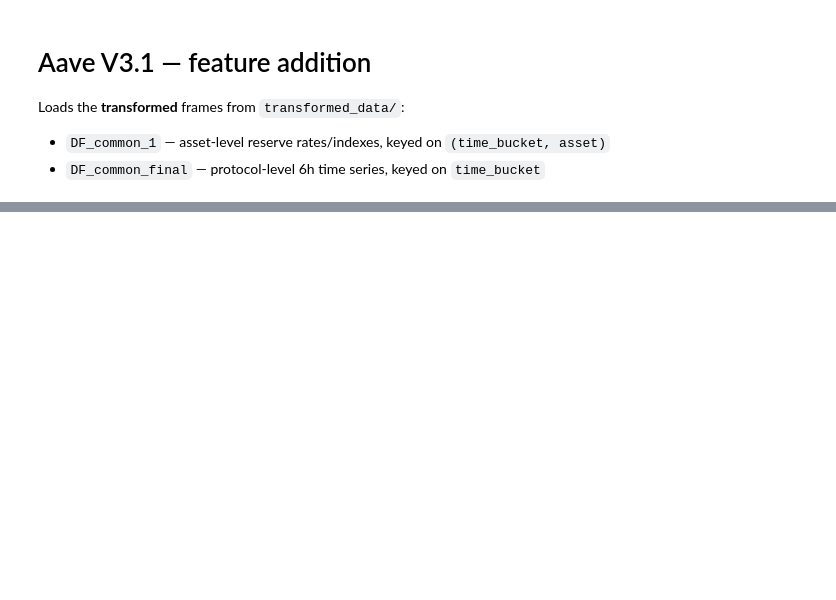
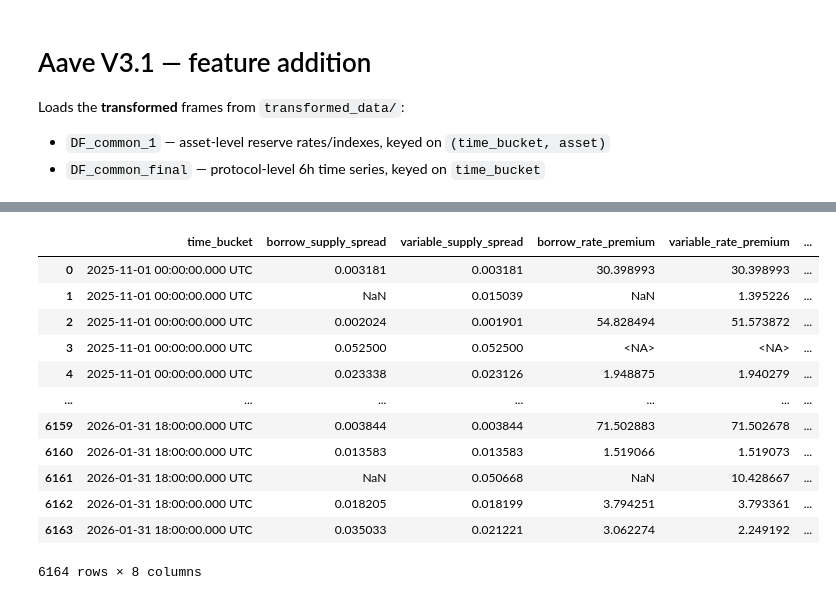
Before and after one commit to md-arham-ali/AAve_v3.1_Credit_risk_scoring, a Jupyter notebook: feature_addition.ipynb, the cells around one changed output, grey strips where cells are left out. Drawn from its saved outputs; the diff is of its cells as text; code cells hidden in the pictures; blank space fills up the shorter version.

```diff
--- a/feature_addition.ipynb
+++ b/feature_addition.ipynb
@@ -48,0 +330,43 @@ DF_common_final: 368 rows x 46 cols
+# %%
+#Rate dynamics, many cols have null values, adjusting for that.
+DF_common_1["borrow_supply_spread"] = DF_common_1["last_borrow_rate"] - DF_common_1["liquidity_rate"]  # ⚠️ 11.6% nulls from last_borrow_rate
+
+DF_common_1["variable_supply_spread"] = DF_common_1["variable_borrow_rate"] - DF_common_1["liquidity_rate"]
+
+DF_common_1["borrow_rate_premium"] = DF_common_1["last_borrow_rate"] / DF_common_1["liquidity_rate"].replace(0, pd.NA)  # ⚠️ 11.6% nulls + 5.9% zeros guarded
+
+DF_common_1["variable_rate_premium"] = DF_common_1["variable_borrow_rate"] / DF_common_1["liquidity_rate"].replace(0, pd.NA)  # ⚠️ 5.9% zeros guarded
+
+# DF_common_1["rate_change"] = DF_common_1["last_borrow_rate"] - DF_common_1["last_borrow_rate"].shift(1)  # ⚠️ 11.6% nulls
+DF_common_1["rate_change"] = (DF_common_1["last_borrow_rate"] - DF_common_1["last_borrow_rate"].shift(1)) / DF_common_1["last_borrow_rate"].replace(0, pd.NA)
+
+# DF_common_1["liquidity_rate_change"] = DF_common_1["liquidity_rate"] - DF_common_1["liquidity_rate"].shift(1)
+DF_common_1["liquidity_rate_change"] = (DF_common_1["liquidity_rate"] - DF_common_1["liquidity_rate"].shift(1)) / DF_common_1["liquidity_rate"].replace(0, pd.NA)
+
+DF_common_1["variable_borrow_rate_change"] = DF_common_1["variable_borrow_rate"] - DF_common_1["variable_borrow_rate"].shift(1)
+
+rate_dynamics_cols = [
+    "borrow_supply_spread",
+    "variable_supply_spread",
+    "borrow_rate_premium",
+    "variable_rate_premium",
+    "rate_change",
+    "liquidity_rate_change",
+    "variable_borrow_rate_change",
+]
+
+DF_common_1[["time_bucket"] + rate_dynamics_cols]
+# %% [output]
+|  | time_bucket | borrow_supply_spread | variable_supply_spread | borrow_rate_premium | variable_rate_premium | ... |
+| 0 | 2025-11-01 00:00:00.000 UTC | 0.003181 | 0.003181 | 30.398993 | 30.398993 | ... |
+| 1 | 2025-11-01 00:00:00.000 UTC | NaN | 0.015039 | NaN | 1.395226 | ... |
+| 2 | 2025-11-01 00:00:00.000 UTC | 0.002024 | 0.001901 | 54.828494 | 51.573872 | ... |
+| 3 | 2025-11-01 00:00:00.000 UTC | 0.052500 | 0.052500 | <NA> | <NA> | ... |
+| 4 | 2025-11-01 00:00:00.000 UTC | 0.023338 | 0.023126 | 1.948875 | 1.940279 | ... |
+| ... | ... | ... | ... | ... | ... | ... |
+| 6159 | 2026-01-31 18:00:00.000 UTC | 0.003844 | 0.003844 | 71.502883 | 71.502678 | ... |
+| 6160 | 2026-01-31 18:00:00.000 UTC | 0.013583 | 0.013583 | 1.519066 | 1.519073 | ... |
+| 6161 | 2026-01-31 18:00:00.000 UTC | NaN | 0.050668 | NaN | 10.428667 | ... |
+| 6162 | 2026-01-31 18:00:00.000 UTC | 0.018205 | 0.018199 | 3.794251 | 3.793361 | ... |
+| 6163 | 2026-01-31 18:00:00.000 UTC | 0.035033 | 0.021221 | 3.062274 | 2.249192 | ... |
+6164 rows × 8 columns
```
Also changed, not shown: parts of 29 cells of this notebook, 4 other files.
